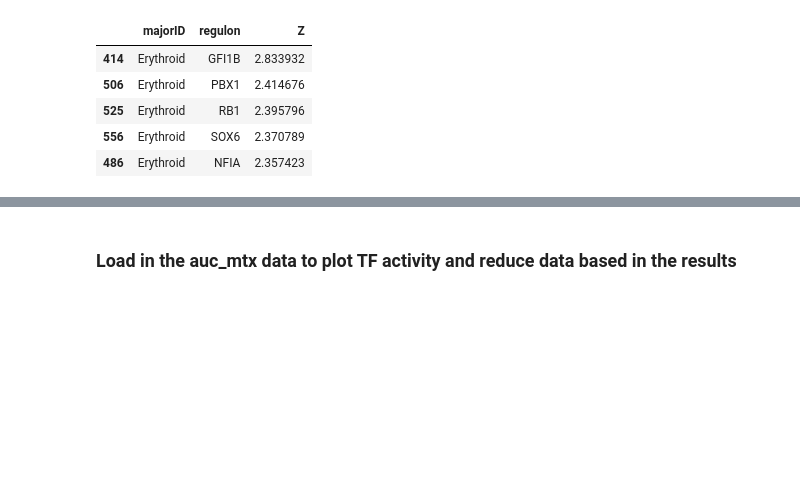
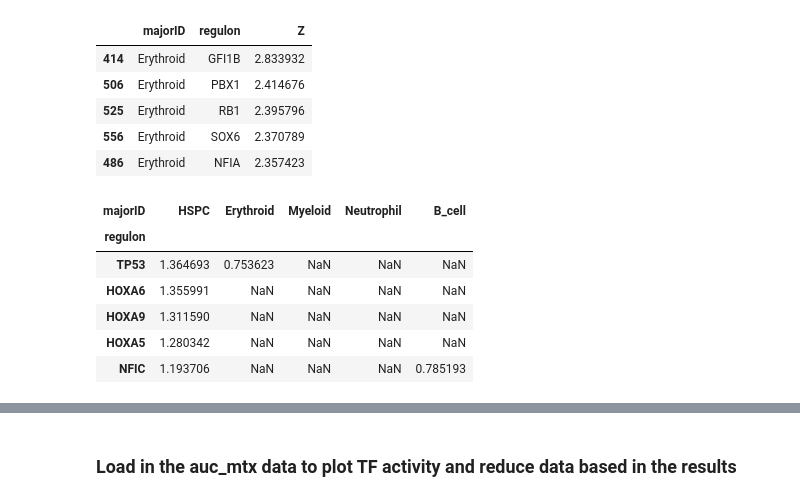
Before and after one commit to dyammons/canine-hematopoiesis-atlas, a Jupyter notebook: 3_pySCENIC_allCells.ipynb, the cells around one changed output, grey strips where cells are left out. Saved outputs shown, nothing was run; the diff lists cells and outputs as text; code cells hidden in the pictures; blank space fills up the shorter version.

```diff
--- a/3_pySCENIC_allCells.ipynb
+++ b/3_pySCENIC_allCells.ipynb
@@ -314,4 +314,22 @@ df_res[(df_res.Z >= 0)].sort_values('Z', ascending=False).head()
 | 525 | Erythroid | RB1 | 2.395796 |
 | 556 | Erythroid | SOX6 | 2.370789 |
 | 486 | Erythroid | NFIA | 2.357423 |
+# %%
+df_heatmap = pd.pivot_table(data = df_res[df_res.Z >= 0.75].sort_values('Z', ascending = False),
+                           index = 'regulon', columns = 'majorID', values = 'Z')
+df_heatmap['MAX'] = df_heatmap.max(axis=1)
+df_heatmap['MAX_ct'] = df_heatmap.idxmax(axis=1)
+df_heatmap['MAX_ct'] = df_heatmap['MAX_ct'].map({'HSPC': 1, 'Erythroid': 2, 'Myeloid': 3, 'Neutrophil': 4, 'B_cell': 5})
+df_heatmap = df_heatmap.sort_values(by = ['MAX_ct', 'MAX'], ascending = [True, False], na_position = 'first')
+df_heatmap.drop(df_heatmap.columns[[-1,-2]], axis=1, inplace=True)
+df_heatmap = df_heatmap[['HSPC', 'Erythroid', 'Myeloid', 'Neutrophil', 'B_cell']]
+df_heatmap.head()
+# %% [output]
+| majorID | HSPC | Erythroid | Myeloid | Neutrophil | B_cell |
+| regulon |  |  |  |  |  |
+| TP53 | 1.364693 | 0.753623 | NaN | NaN | NaN |
+| HOXA6 | 1.355991 | NaN | NaN | NaN | NaN |
+| HOXA9 | 1.311590 | NaN | NaN | NaN | NaN |
+| HOXA5 | 1.280342 | NaN | NaN | NaN | NaN |
+| NFIC | 1.193706 | NaN | NaN | NaN | 0.785193 |
 # %%
```
Also changed, not shown: parts of 1 cell of this notebook.
